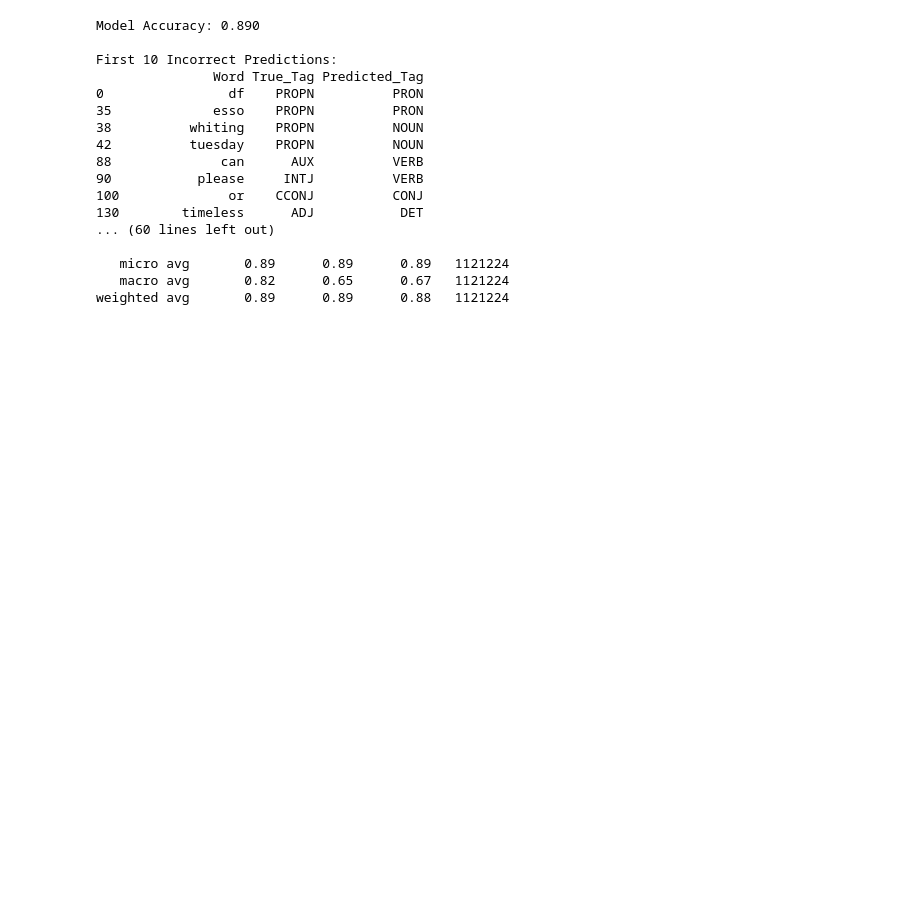
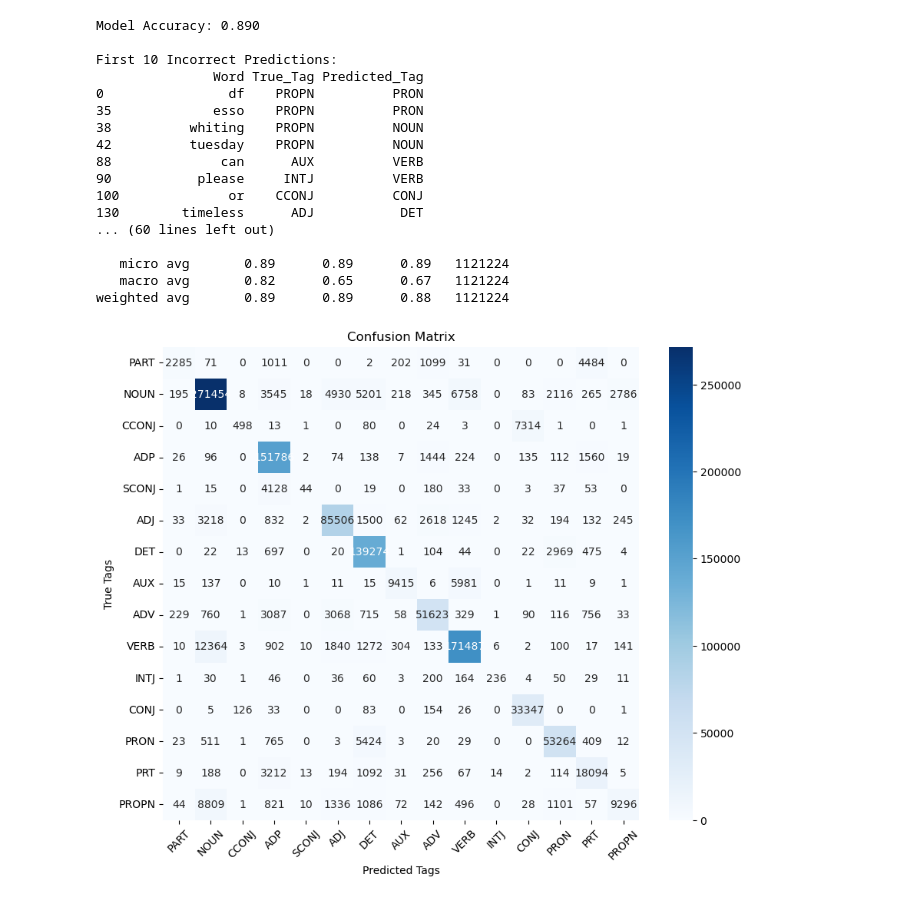
Before and after one commit to Abhinav-gh/Part_of_Speech_tagging-HMM, a Jupyter notebook: PreProcessing.ipynb, the cells around one changed output. Drawn from its saved outputs; the diff is of its cells as text; code cells hidden in the pictures; blank space fills up the shorter version.

Commit message:
Add: Confusion matrix

```diff
--- a/PreProcessing.ipynb
+++ b/PreProcessing.ipynb
@@ -815,3 +812,18 @@ First 10 Incorrect Predictions:
    micro avg       0.89      0.89      0.89   1121224
    macro avg       0.82      0.65      0.67   1121224
 weighted avg       0.89      0.89      0.88   1121224
+# %%
+import seaborn as sns
+import matplotlib.pyplot as plt
+
+# Plotting the confusion matrix as a heatmap
+plt.figure(figsize=(10, 8))
+sns.heatmap(conf_matrix, annot=True, cmap='Blues', fmt='g', xticklabels=tags, yticklabels=tags)
+plt.title('Confusion Matrix')
+plt.xlabel('Predicted Tags')
+plt.ylabel('True Tags')
+plt.xticks(rotation=45)
+plt.yticks(rotation=0)
+plt.show()
+# %% [output]
+[figure, added]
```
Also changed, not shown: parts of 7 cells of this notebook, 1 other file.
